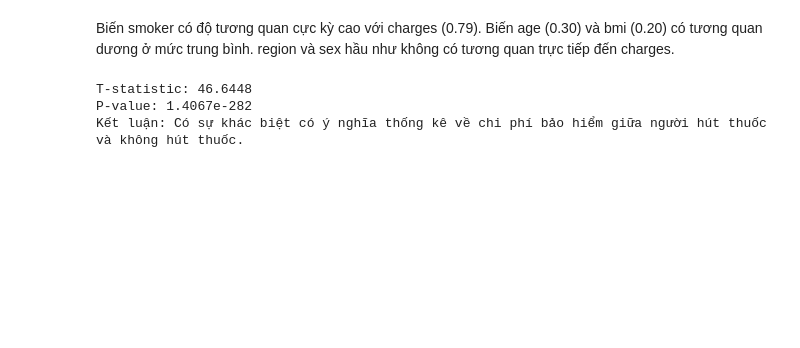
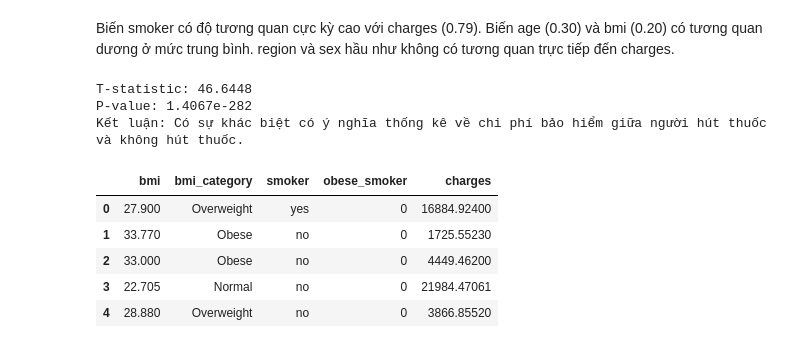
Before and after one commit to donguyen6c/Medical-Insurance, a Jupyter notebook: notebooks/venv_pycaret/project_analysis.ipynb, the cells around one changed output. Cells and saved outputs as stored; diff of their text form; code cells hidden in the pictures; blank space fills up the shorter version.

```diff
--- a/notebooks/venv_pycaret/project_analysis.ipynb
+++ b/notebooks/venv_pycaret/project_analysis.ipynb
@@ -214,3 +216,27 @@ else:
 T-statistic: 46.6448
 P-value: 1.4067e-282
 Kết luận: Có sự khác biệt có ý nghĩa thống kê về chi phí bảo hiểm giữa người hút thuốc và không hút thuốc.
+# %%
+df_fe = df.copy()
+def categorize_bmi(bmi):
+    if bmi < 18.5:
+        return 'Underweight'
+    elif bmi < 25:
+        return 'Normal'
+    elif bmi < 30:
+        return 'Overweight'
+    else:
+        return 'Obese'
+
+df_fe['bmi_category'] = df_fe['bmi'].apply(categorize_bmi)
+
+df_fe['obese_smoker'] = ((df_fe['bmi'] >= 30) & (df_fe['smoker'] == 'yes')).astype(int)
+
+display(df_fe[['bmi', 'bmi_category', 'smoker', 'obese_smoker', 'charges']].head())
+# %% [output]
+|  | bmi | bmi_category | smoker | obese_smoker | charges |
+| 0 | 27.900 | Overweight | yes | 0 | 16884.92400 |
+| 1 | 33.770 | Obese | no | 0 | 1725.55230 |
+| 2 | 33.000 | Obese | no | 0 | 4449.46200 |
+| 3 | 22.705 | Normal | no | 0 | 21984.47061 |
+| 4 | 28.880 | Overweight | no | 0 | 3866.85520 |
```
Also changed, not shown: parts of 2 cells of this notebook.
